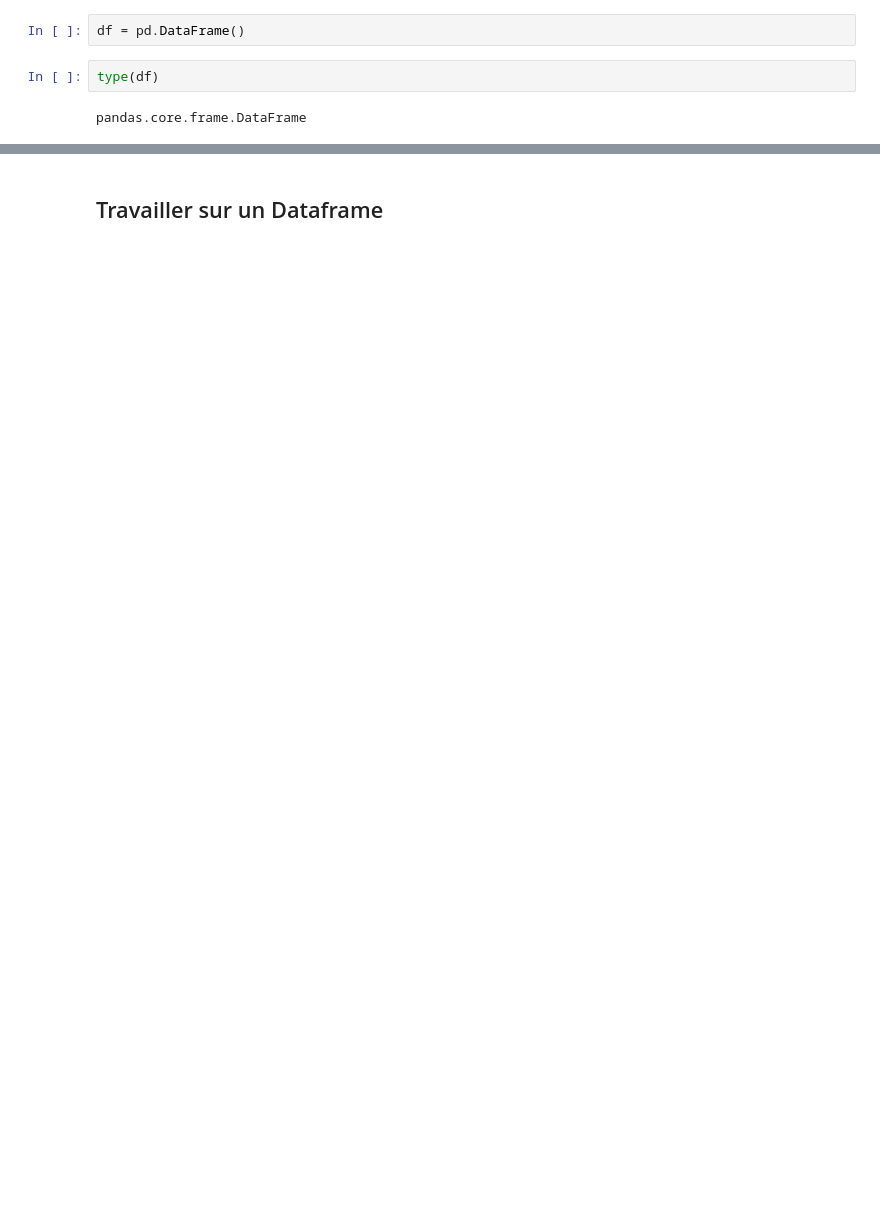
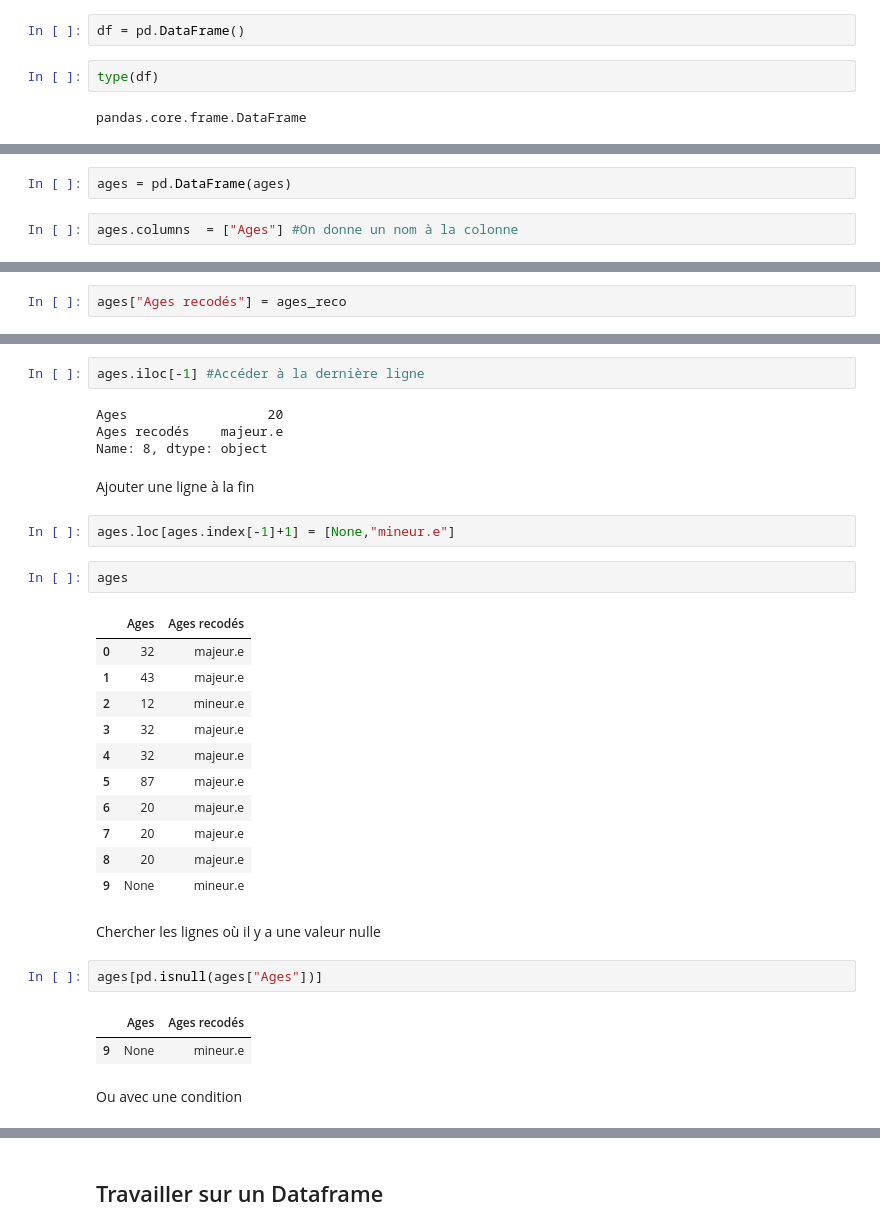
Before and after one commit to emilienschultz/python-shs, a Jupyter notebook: Notebooks/3 - Passer les données sous Pandas.ipynb, the cells around one changed output, grey strips where cells are left out. Saved outputs shown, nothing was run; the diff lists cells and outputs as text; blank space fills up the shorter version.

```diff
--- a/Notebooks/3 - Passer les données sous Pandas.ipynb
+++ b/Notebooks/3 - Passer les données sous Pandas.ipynb
@@ -172,0 +110,4 @@ Name: Age-reco, dtype: int64
+# %%
+ages = pd.DataFrame(ages)
+# %%
+ages.columns  = ["Ages"] #On donne un nom à la colonne
@@ -172,0 +129,2 @@ Name: Age-reco, dtype: int64
+# %%
+ages["Ages recodés"] = ages_reco
@@ -172,0 +158,33 @@ Name: Age-reco, dtype: int64
+# %%
+ages.iloc[-1] #Accéder à la dernière ligne
+# %% [output]
+Ages                  20
+Ages recodés    majeur.e
+Name: 8, dtype: object
+# %% [markdown]
+Ajouter une ligne à la fin
+# %%
+ages.loc[ages.index[-1]+1] = [None,"mineur.e"]
+# %%
+ages
+# %% [output]
+|  | Ages | Ages recodés |
+| 0 | 32 | majeur.e |
+| 1 | 43 | majeur.e |
+| 2 | 12 | mineur.e |
+| 3 | 32 | majeur.e |
+| 4 | 32 | majeur.e |
+| 5 | 87 | majeur.e |
+| 6 | 20 | majeur.e |
+| 7 | 20 | majeur.e |
+| 8 | 20 | majeur.e |
+| 9 | None | mineur.e |
+# %% [markdown]
+Chercher les lignes où il y a une valeur nulle
+# %%
+ages[pd.isnull(ages["Ages"])]
+# %% [output]
+|  | Ages | Ages recodés |
+| 9 | None | mineur.e |
+# %% [markdown]
+Ou avec une condition
```
Also changed, not shown: parts of 81 cells of this notebook.
